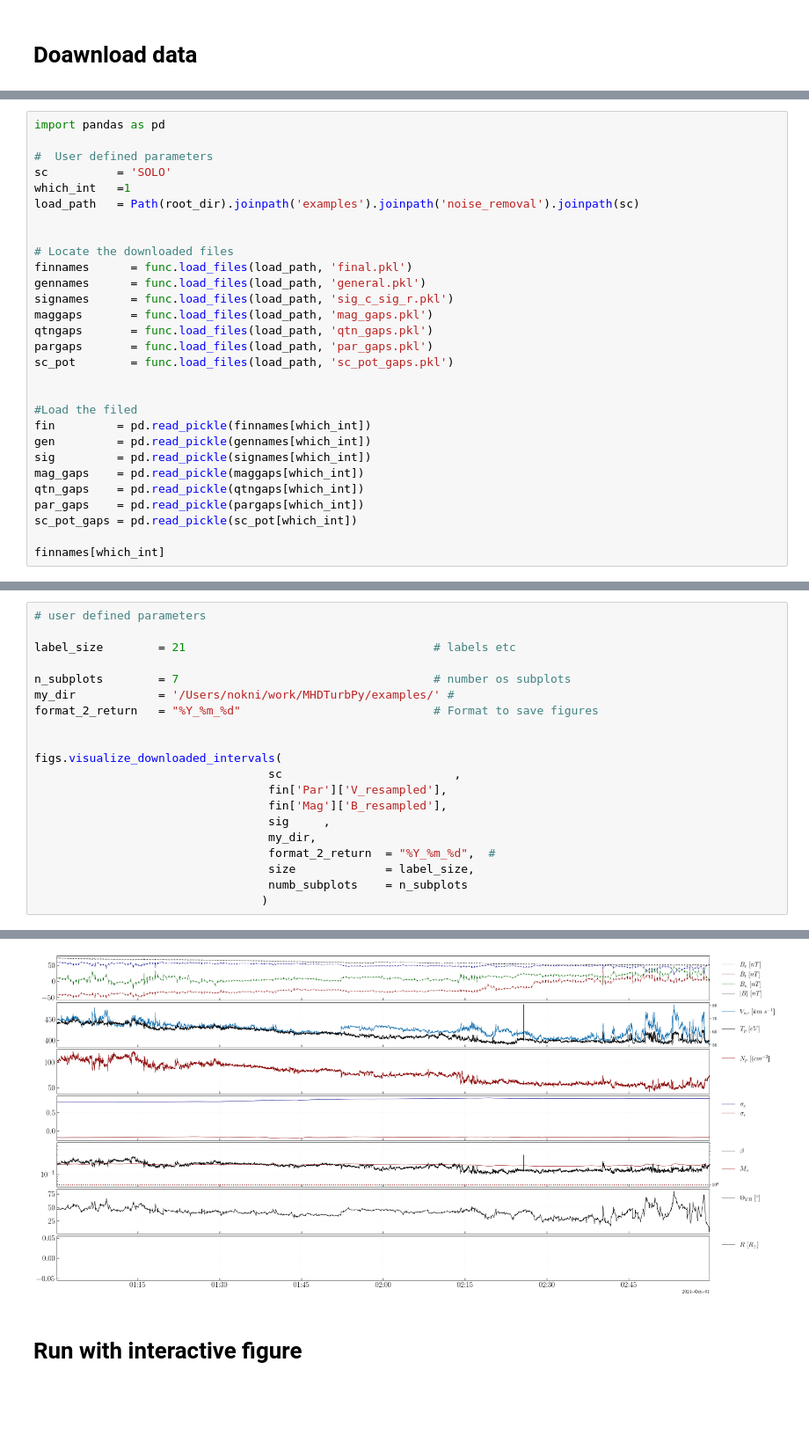
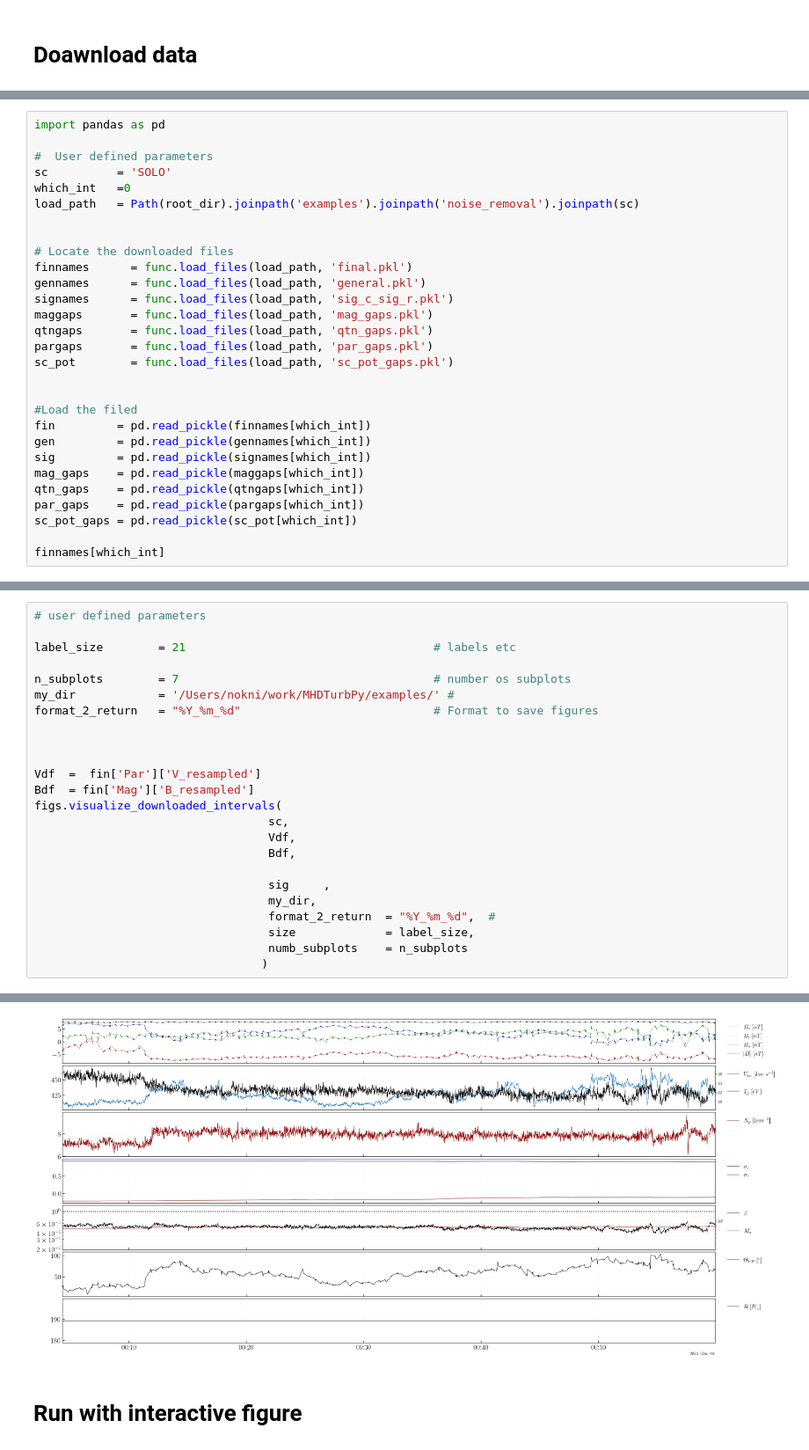
Before and after one commit to nsioulas/MHDTurbPy, a Jupyter notebook: Notebooks_Examples/SOLO.ipynb, the cells around one changed output, grey strips where cells are left out. Shown at 88% size. Saved outputs shown, nothing was run; the diff lists cells and outputs as text; blank space fills up the shorter version.

```diff
--- a/Notebooks_Examples/SOLO.ipynb
+++ b/Notebooks_Examples/SOLO.ipynb
@@ -292,7 +286,7 @@ import pandas as pd
 
 #  User defined parameters
 sc          = 'SOLO'
-which_int   =1
+which_int   =0
 load_path   = Path(root_dir).joinpath('examples').joinpath('noise_removal').joinpath(sc)
 
 
@@ -1197,10 +342,14 @@ my_dir            = '/Users/nokni/work/MHDTurbPy/examples/' #
 format_2_return   = "%Y_%m_%d"                            # Format to save figures
 
 
+
+Vdf  =  fin['Par']['V_resampled']
+Bdf  = fin['Mag']['B_resampled']
 figs.visualize_downloaded_intervals(
-                                  sc                         ,
-                                  fin['Par']['V_resampled'],
-                                  fin['Mag']['B_resampled'],
+                                  sc,
+                                  Vdf,
+                                  Bdf,
+
                                   sig     ,
                                   my_dir,
                                   format_2_return  = "%Y_%m_%d",  #
@@ -1212,4 +360,4 @@ OSError: [Errno 22] Invalid argument: '\\Users\\nokni\\work\\MHDTurbPy\\examples
-[figure, old version]
+[figure, new version]
 # %% [markdown]
 # Run with interactive figure
 # %%
```
Also changed, not shown: parts of 56 cells of this notebook, 32 other files.
